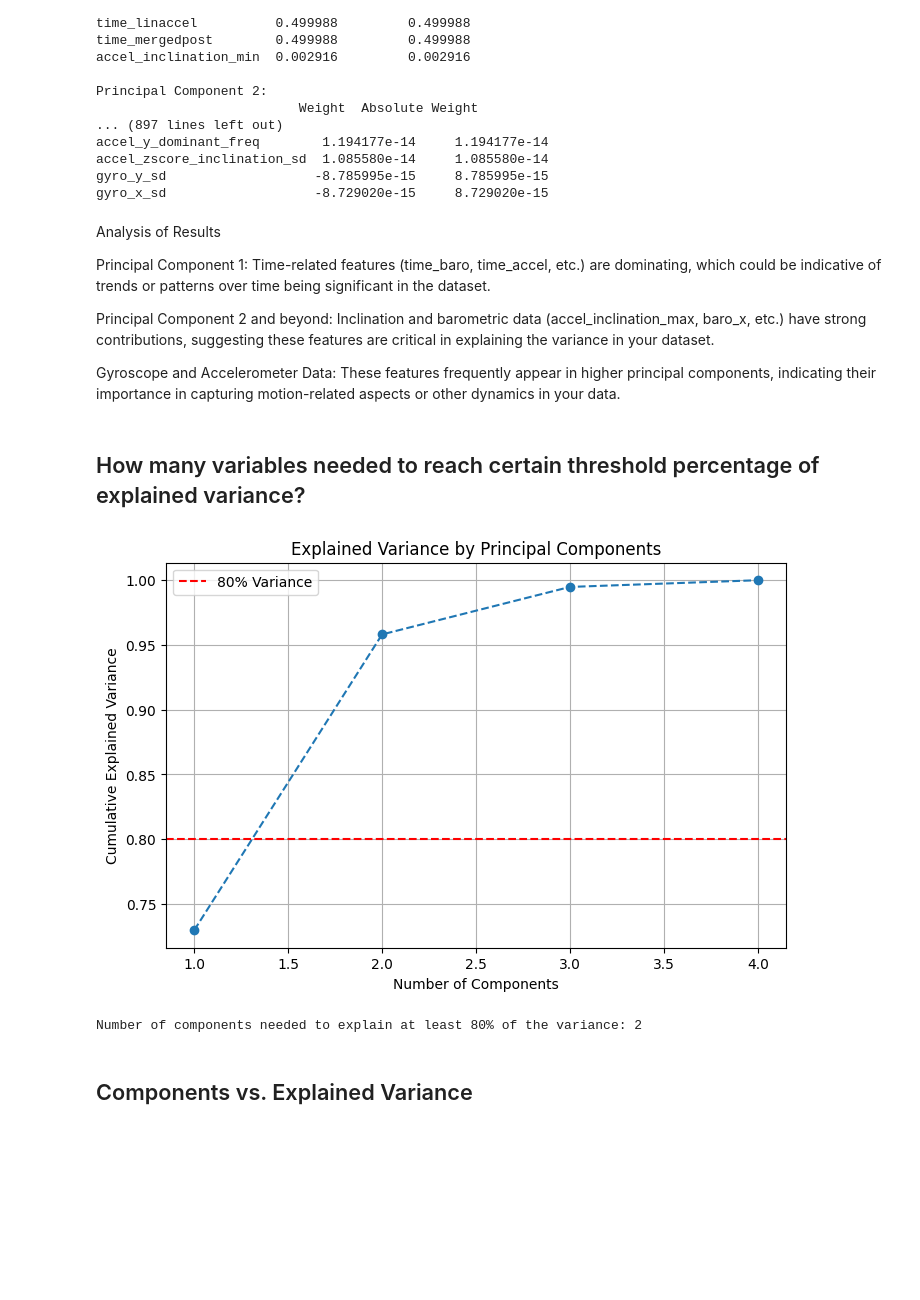
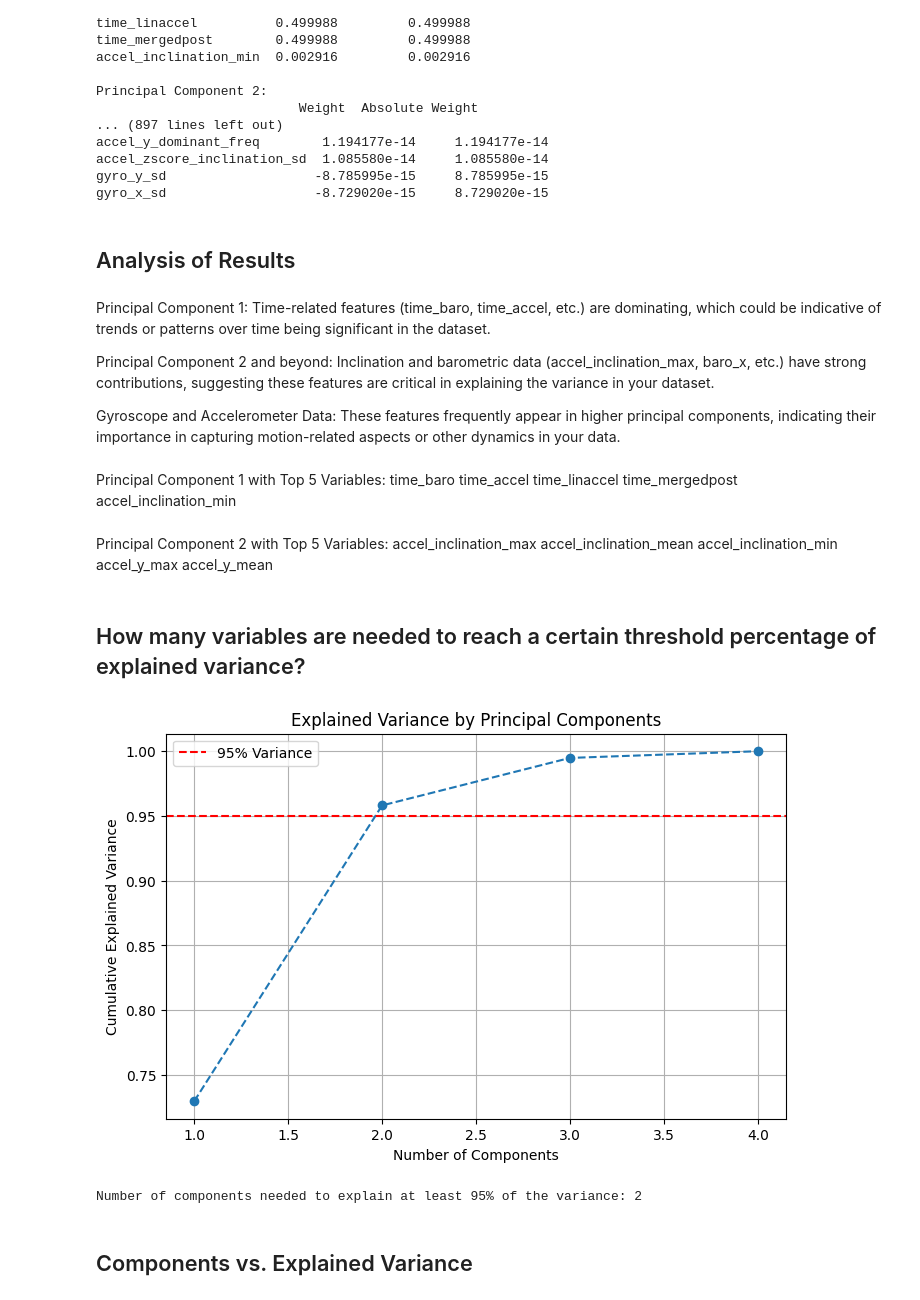
Before and after one commit to sharyz119/ml4qs_social_app, a Jupyter notebook: PCA.ipynb, the cells around one changed output. Drawn from its saved outputs; the diff is of its cells as text; code cells hidden in the pictures; blank space fills up the shorter version.

```diff
--- a/PCA.ipynb
+++ b/PCA.ipynb
@@ -282,16 +214,30 @@ accel_y_dominant_freq        1.194177e-14     1.194177e-14
 accel_zscore_inclination_sd  1.085580e-14     1.085580e-14
 gyro_y_sd                   -8.785995e-15     8.785995e-15
 gyro_x_sd                   -8.729020e-15     8.729020e-15
+# %% [markdown]
+## Analysis of Results
 # %% [markdown]
-Analysis of Results
-
 Principal Component 1: Time-related features (time_baro, time_accel, etc.) are dominating, which could be indicative of trends or patterns over time being significant in the dataset.
 
 Principal Component 2 and beyond: Inclination and barometric data (accel_inclination_max, baro_x, etc.) have strong contributions, suggesting these features are critical in explaining the variance in your dataset.
 
 Gyroscope and Accelerometer Data: These features frequently appear in higher principal components, indicating their importance in capturing motion-related aspects or other dynamics in your data.
+# %% [markdown]
+Principal Component 1 with Top 5 Variables:
+time_baro
+time_accel
+time_linaccel
+time_mergedpost
+accel_inclination_min
+# %% [markdown]
+Principal Component 2 with Top 5 Variables:
+accel_inclination_max
+accel_inclination_mean
+accel_inclination_min
+accel_y_max
+accel_y_mean
 # %% [markdown]
-## How many variables needed to reach certain threshold percentage of explained variance?
+## How many variables are needed to reach a certain threshold percentage of explained variance?
 # %%
 import numpy as np
 import matplotlib.pyplot as plt
@@ -300,39 +246,40 @@ from sklearn.datasets import load_iris
 
 # Load sample data
 # Replace this with your dataset loading code
 data = load_iris()
 X = data.data
 
 # Standardize the data
 from sklearn.preprocessing import StandardScaler
 scaler = StandardScaler()
 X_scaled = scaler.fit_transform(X)
 
 # Apply PCA
 pca = PCA()
 X_pca = pca.fit_transform(X_scaled)
 
 # Compute explained variance ratio and cumulative sum
 explained_variance_ratio = pca.explained_variance_ratio_
 cumulative_variance = np.cumsum(explained_variance_ratio)
 
 # Plotting the cumulative explained variance
 plt.figure(figsize=(8, 5))
 plt.plot(range(1, len(cumulative_variance) + 1), cumulative_variance, marker='o', linestyle='--')
 plt.xlabel('Number of Components')
 plt.ylabel('Cumulative Explained Variance')
 plt.title('Explained Variance by Principal Components')
-plt.axhline(y=0.80, color='r', linestyle='--', label='80% Variance')
+plt.axhline(y=0.95, color='r', linestyle='--', label='95% Variance') #Change threshold here
 plt.legend()
 plt.grid(True)
 plt.show()
 
-# Check how many components are needed to reach 80% variance
-n_components_needed = np.argmax(cumulative_variance >= 0.80) + 1
-print(f"Number of components needed to explain at least 80% of the variance: {n_components_needed}")
+# Change percentange of variance to test different results
+# Check how many components are needed to reach 95% variance
+n_components_needed = np.argmax(cumulative_variance >= 0.95) + 1
+print(f"Number of components needed to explain at least 95% of the variance: {n_components_needed}")
 # %% [output]
-[figure, old version]
+[figure, new version]
-Number of components needed to explain at least 80% of the variance: 2
+Number of components needed to explain at least 95% of the variance: 2
 # %% [markdown]
 ## Components vs. Explained Variance
 # %%
```
Also changed, not shown: parts of 12 cells of this notebook.
